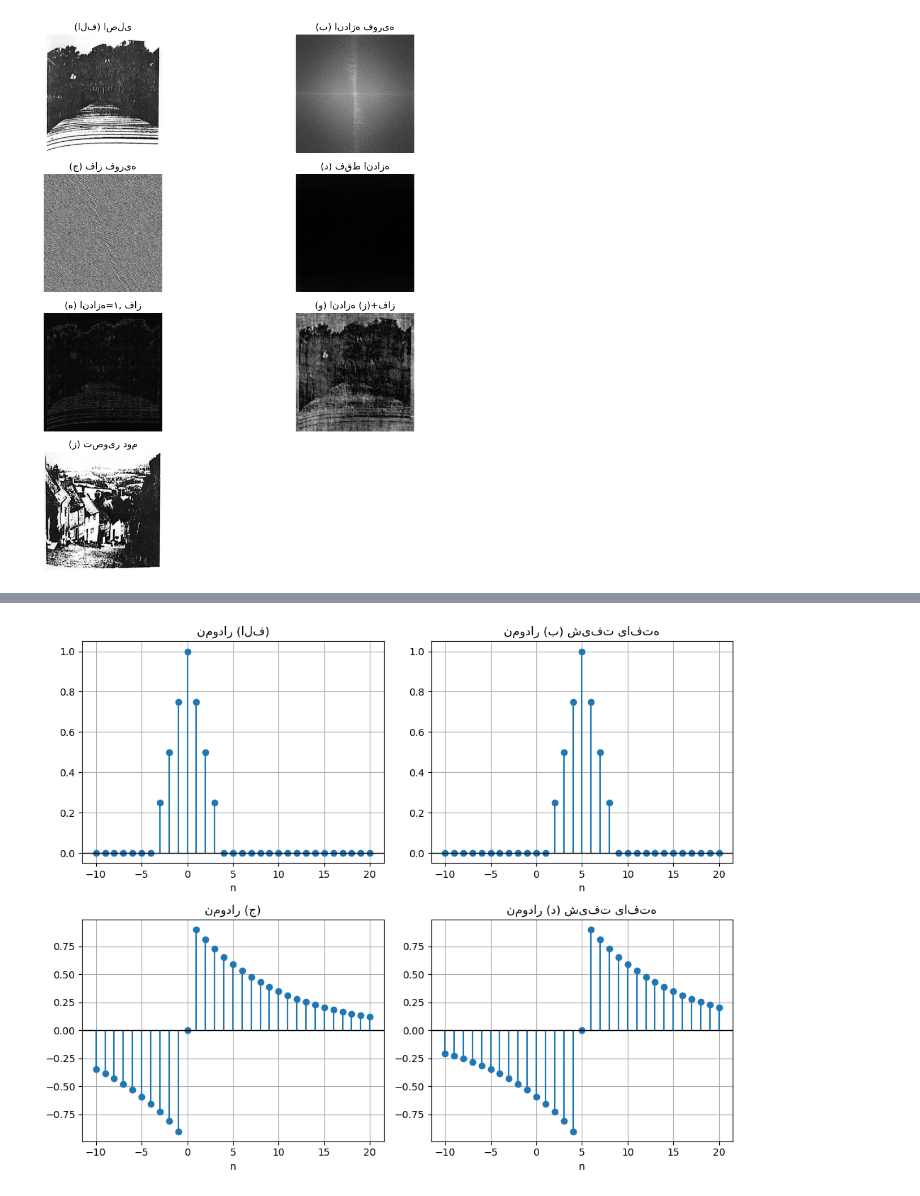
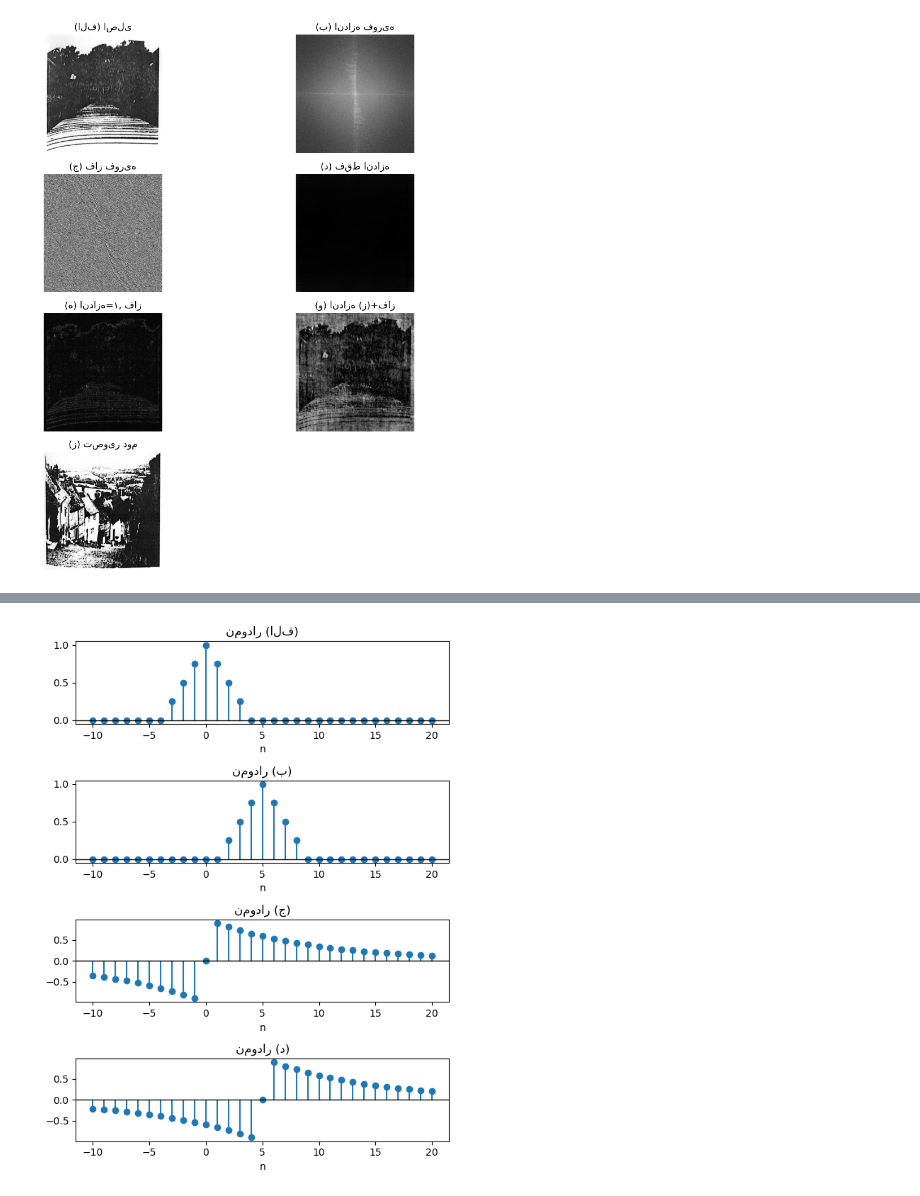
Before and after one commit to tayebehemati/DSP, a Jupyter notebook: ch6-page(383 to 394).ipynb, the cells around one changed output, grey strips where cells are left out. Drawn from its saved outputs; the diff is of its cells as text; code cells hidden in the pictures.

```diff
--- a/ch6-page(383 to 394).ipynb
+++ b/ch6-page(383 to 394).ipynb
@@ -364,40 +362,40 @@ plt.show()
 # %%
 import numpy as np
 import matplotlib.pyplot as plt
 
 n = np.arange(-10, 21)
 
-# تعریف سیگنال‌ها
 def signal_a(n):
     return np.where((n >= -3) & (n <= 3), 1 - (np.abs(n) / 4), 0)
 
 def signal_b(n):
     return signal_a(n - 5)
 
 def signal_c(n):
     return np.where(n >= 0, (0.9) ** n, 0) - np.where(n <= 0, (0.9) ** (-n), 0)
 
 def signal_d(n):
     return signal_c(n - 5)
 
-# لیست سیگنال‌ها و عناوین
-signals = [signal_a(n), signal_b(n), signal_c(n), signal_d(n)]
-titles = ["(الف)", "(ب) شیفت یافته", "(ج)", "(د) شیفت یافته"]
+fig, axs = plt.subplots(4, 1, figsize=(6, 8))
 
-# رسم نمودارها در چند ساب‌پلات
-plt.figure(figsize=(10, 8))
+signals = [signal_a, signal_b, signal_c, signal_d]
+titles = ["نمودار (الف)", "نمودار (ب)", "نمودار (ج)", "نمودار (د)"]
+
 for i in range(4):
-    plt.subplot(2, 2, i+1)  # 2 ردیف، 2 ستون
-    plt.stem(n, signals[i], basefmt=" ")
-    plt.axhline(0, color='black', linewidth=1)
-    plt.title(f"نمودار {titles[i]}")
-    plt.xlabel("n")
-    plt.grid(True)
+    axs[i].stem(n, signals[i](n), basefmt=" ")
+    axs[i].axhline(0, color='black', linewidth=1)
+    axs[i].set_title(titles[i])
+    axs[i].set_xlabel("n")
 
 plt.tight_layout()
+
+from IPython.display import display, HTML
+display(HTML("<style>.output_png {display: flex; justify-content: center;}</style>"))
+
 plt.show()
 # %% [output]
-[figure, old version]
+[figure, new version]
 # %% [markdown]
 <div dir="rtl" style="text-align: right;">
 
```
Also changed, not shown: parts of 4 cells of this notebook.
